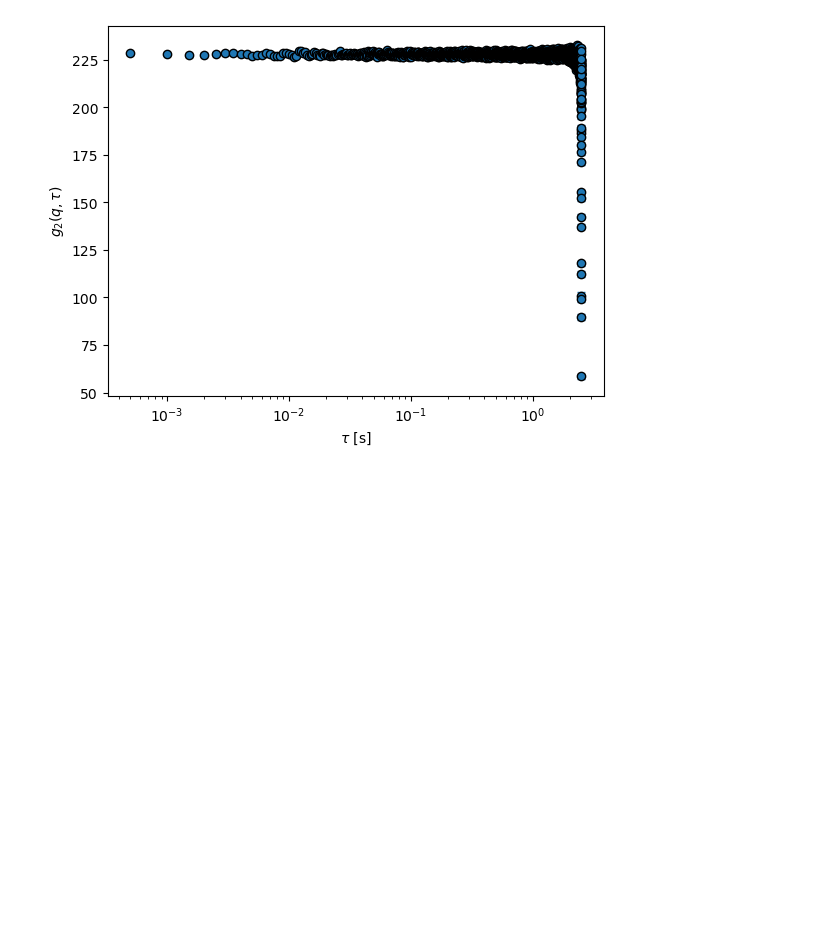
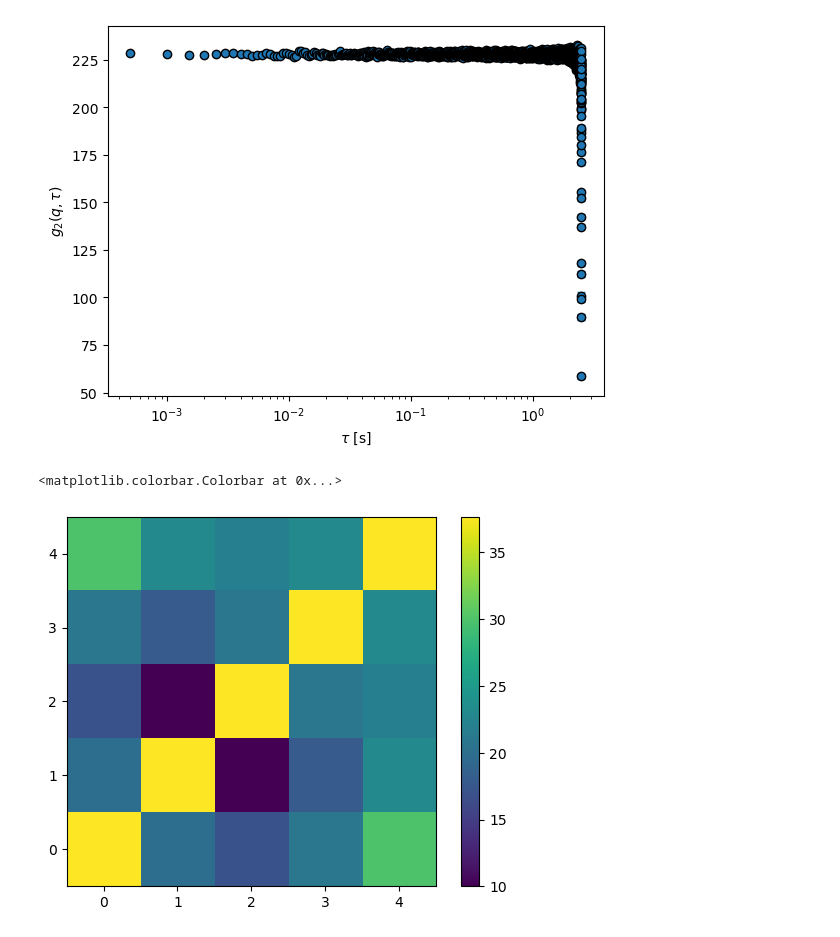
Before and after one commit to JAndronis/xpcs_analysis_cpp, a Jupyter notebook: analysis.ipynb, the cells around one changed output. Cells and saved outputs as stored; diff of their text form; code cells hidden in the pictures; blank space fills up the shorter version.

```diff
--- a/analysis.ipynb
+++ b/analysis.ipynb
@@ -201,9 +61,0 @@ nf, lind
-# %%
-lind2 = lind // 16
-l = np.zeros(5)
-y = []
-v = []
-for i in range(5):
-    y.append([])
-    v.append([])
-y
@@ -212,12 +61,0 @@ y
-# %%
-ib = 0
-for i in range(2):
-    ie = ib + lind2
-    print(ib, ie, y)
-    y[0].append(trc(data[:, ib:ie]))
-    v[0].append(vartrc(y[0][-1]))
-    if l[0] == 1:
-        recurf(0)
-    else:
-        l[0] += 1
-    ib += lind2
@@ -294,0 +111,18 @@ plt.show()
+# %%
+@numba.njit(parallel=True)
+def calcC2(data):
+    ttc = np.zeros((data.shape[0], data.shape[0]), dtype=np.float32)
+    for i in numba.prange(data.shape[1]):
+        pix = data[:, i]
+        ttc += np.outer(pix, pix)
+    # ttc /= data.shape[0]
+    return ttc
+# %%
+_ttc = calcC2(data[:5])
+np.fill_diagonal(_ttc, np.mean(_ttc))
+# %%
+plt.imshow(_ttc, origin='lower')
+plt.colorbar()
+# %% [output]
+<matplotlib.colorbar.Colorbar at 0x...>
+[figure, added]
```
Also changed, not shown: parts of 14 cells of this notebook, 4 other files.
